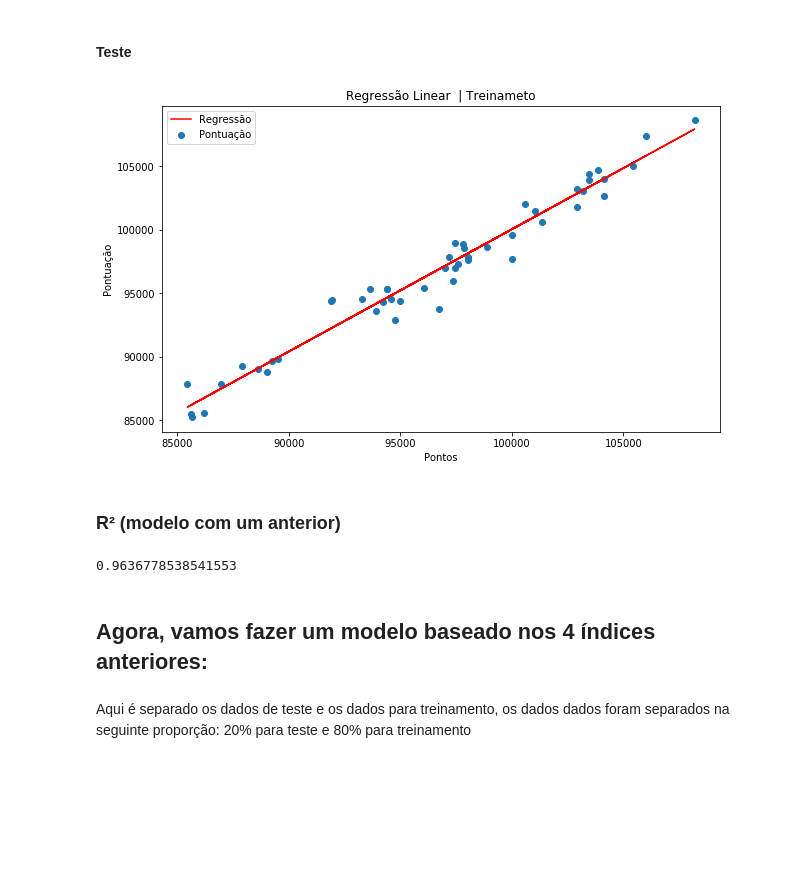
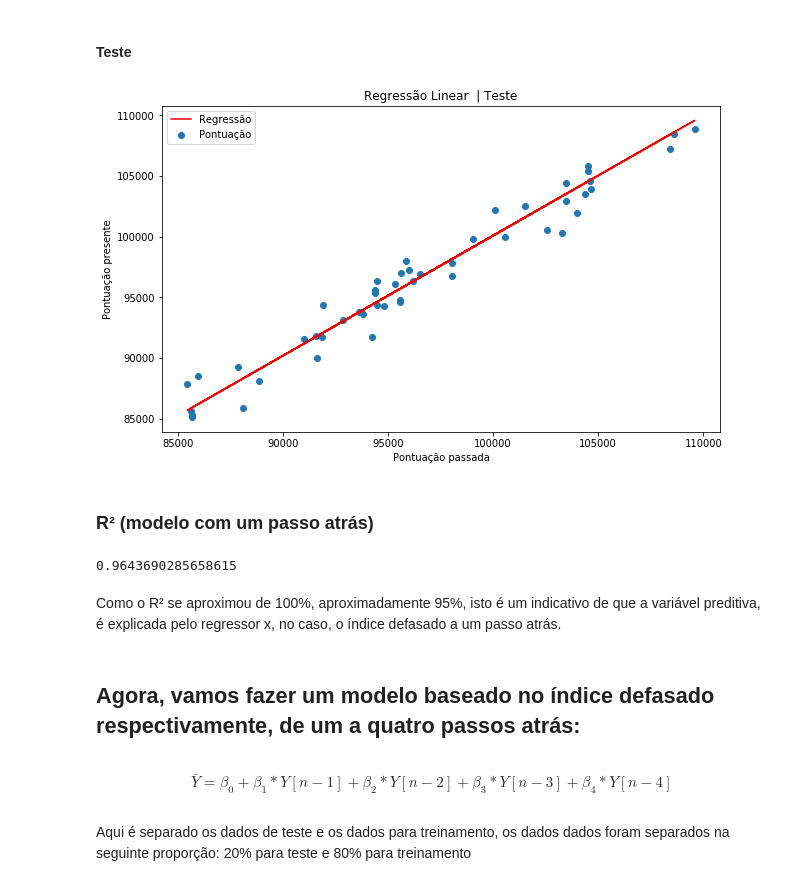
Before and after one commit to pbcarani/P3-Data-Science, a Jupyter notebook: P3_NOVO.ipynb, the cells around one changed output. Saved outputs shown, nothing was run; the diff lists cells and outputs as text; code cells hidden in the pictures; blank space fills up the shorter version.

```diff
--- a/P3_NOVO.ipynb
+++ b/P3_NOVO.ipynb
@@ -241,29 +248,31 @@ plt.show()
 # %%
 X_test = np.array(test["Fechamento anterior"]).reshape(-1, 1)
 y_test = test['Fechamento']
-# %%
-model = LinearRegression()
-model.fit(X_test, y_test)
-y_pred = model.predict(X_test)
+# %%
+y_previsto=X_test*0.98965823+1109.8830689665774
 # %%
 plt.figure(1, figsize=(10,6))
-plt.title('Regressão Linear  | Treinameto' )
+plt.title('Regressão Linear  | Teste' )
 plt.scatter(X_test, y_test, label='Pontuação')
-plt.plot(X_test, y_pred, color='r', label='Regressão')
-plt.xlabel('Pontos')
-plt.ylabel('Pontuação')
+plt.plot(X_test, y_previsto, color='r', label='Regressão')
+plt.xlabel('Pontuação passada')
+plt.ylabel('Pontuação presente')
 plt.legend()
 plt.show()
 # %% [output]
-[figure, old version]
+[figure, new version]
 # %% [markdown]
-### R² (modelo com um anterior)
+### R² (modelo com um passo atrás)
 # %%
-metrics.r2_score(y_test, y_pred)
+metrics.r2_score(y_train, y_pred)
 # %% [output]
-0.9636778538541553
+0.9643690285658615
+# %% [markdown]
+Como o R² se aproximou de 100%, aproximadamente 95%, isto é um indicativo de que a variável preditiva, é explicada pelo regressor x, no caso, o índice defasado a um passo atrás.
 # %% [markdown]
-## Agora, vamos fazer um modelo baseado nos 4 índices anteriores:
+## Agora, vamos fazer um modelo baseado no índice defasado respectivamente, de um a quatro passos atrás:
+# %% [markdown]
+$$\bar{Y}=\beta_0 + \beta_1*Y[n-1] + \beta_2*Y[n-2] + \beta_3*Y[n-3] + \beta_4*Y[n-4]$$
 # %%
 vals=fechamento.values
 K = 5
```
Also changed, not shown: parts of 45 cells of this notebook.
